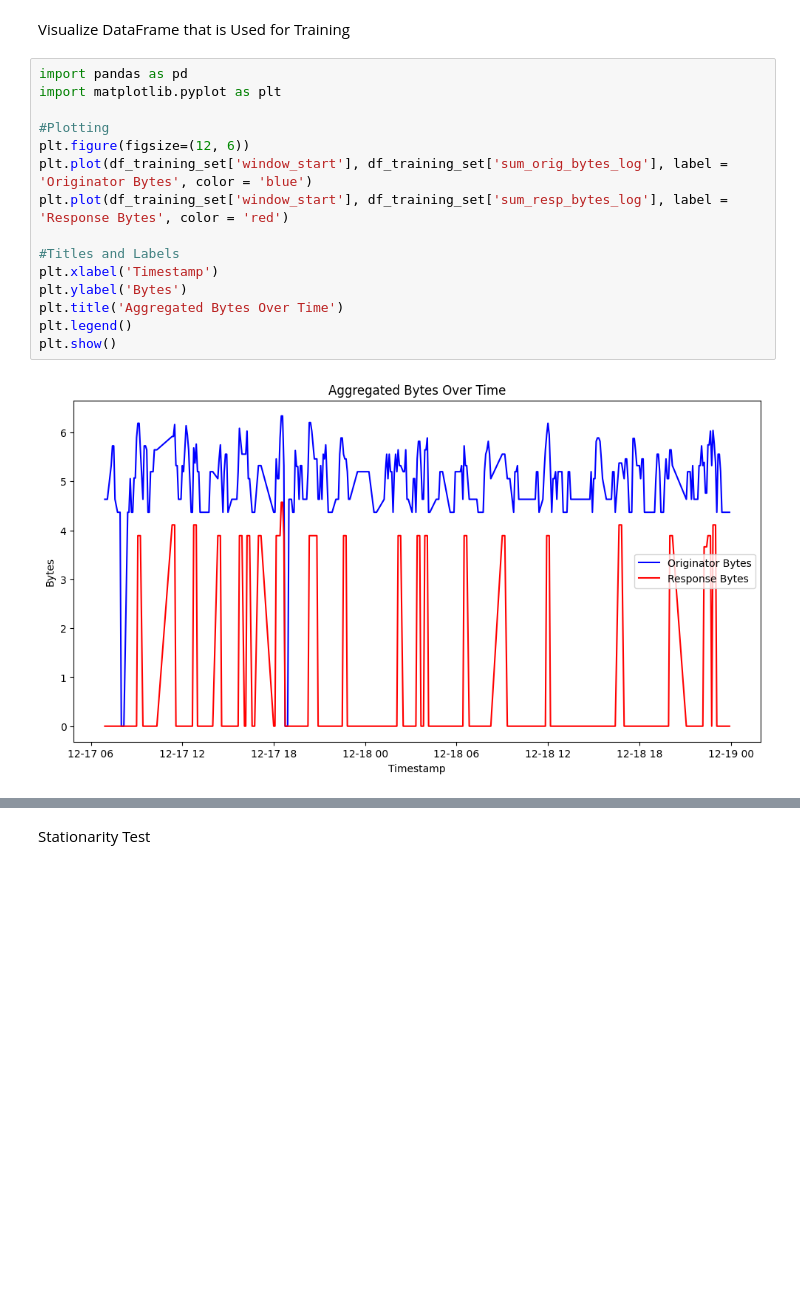
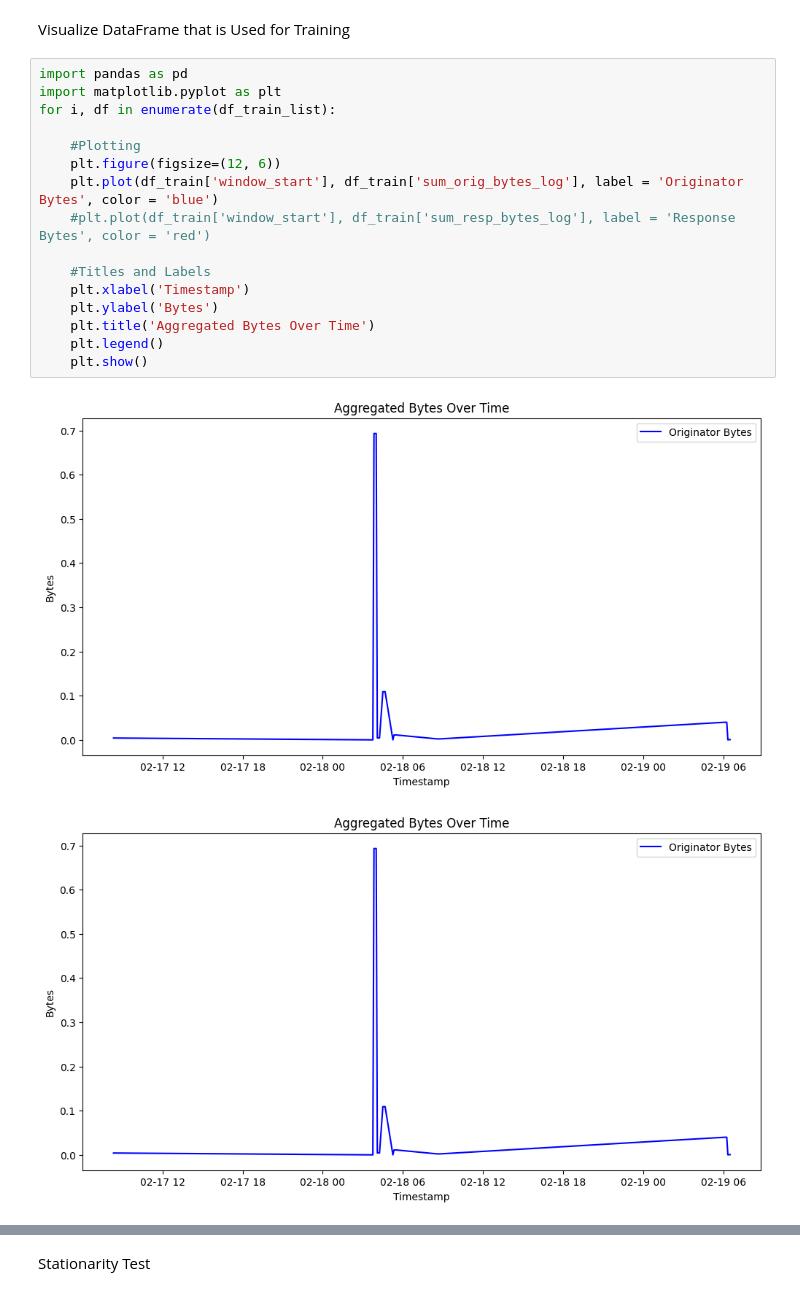
Before and after one commit to 2022-uwf-nsa-grad-project/Time-Series-Analysis, a Jupyter notebook: ARIMAModelFitStd.ipynb, the cells around one changed output, grey strips where cells are left out. Drawn from its saved outputs; the diff is of its cells as text; blank space fills up the shorter version.

Commit message:
Add files via upload
Updated with corrected preprocessing section to read in every dataframe and split for training and testing sets.

```diff
--- a/ARIMAModelFitStd.ipynb
+++ b/ARIMAModelFitStd.ipynb
@@ -144,17 +161,19 @@ Visualize DataFrame that is Used for Training
 # %%
 import pandas as pd
 import matplotlib.pyplot as plt
+for i, df in enumerate(df_train_list):
 
-#Plotting
-plt.figure(figsize=(12, 6))
-plt.plot(df_training_set['window_start'], df_training_set['sum_orig_bytes_log'], label = 'Originator Bytes', color = 'blue')
-plt.plot(df_training_set['window_start'], df_training_set['sum_resp_bytes_log'], label = 'Response Bytes', color = 'red')
+    #Plotting
+    plt.figure(figsize=(12, 6))
+    plt.plot(df_train['window_start'], df_train['sum_orig_bytes_log'], label = 'Originator Bytes', color = 'blue')
+    #plt.plot(df_train['window_start'], df_train['sum_resp_bytes_log'], label = 'Response Bytes', color = 'red')
 
-#Titles and Labels
-plt.xlabel('Timestamp')
-plt.ylabel('Bytes')
-plt.title('Aggregated Bytes Over Time')
-plt.legend()
-plt.show()
+    #Titles and Labels
+    plt.xlabel('Timestamp')
+    plt.ylabel('Bytes')
+    plt.title('Aggregated Bytes Over Time')
+    plt.legend()
+    plt.show()
 # %% [output]
-[figure, old version]
+[figure, new version]
+[figure, added]
```
Also changed, not shown: parts of 2 cells of this notebook.
